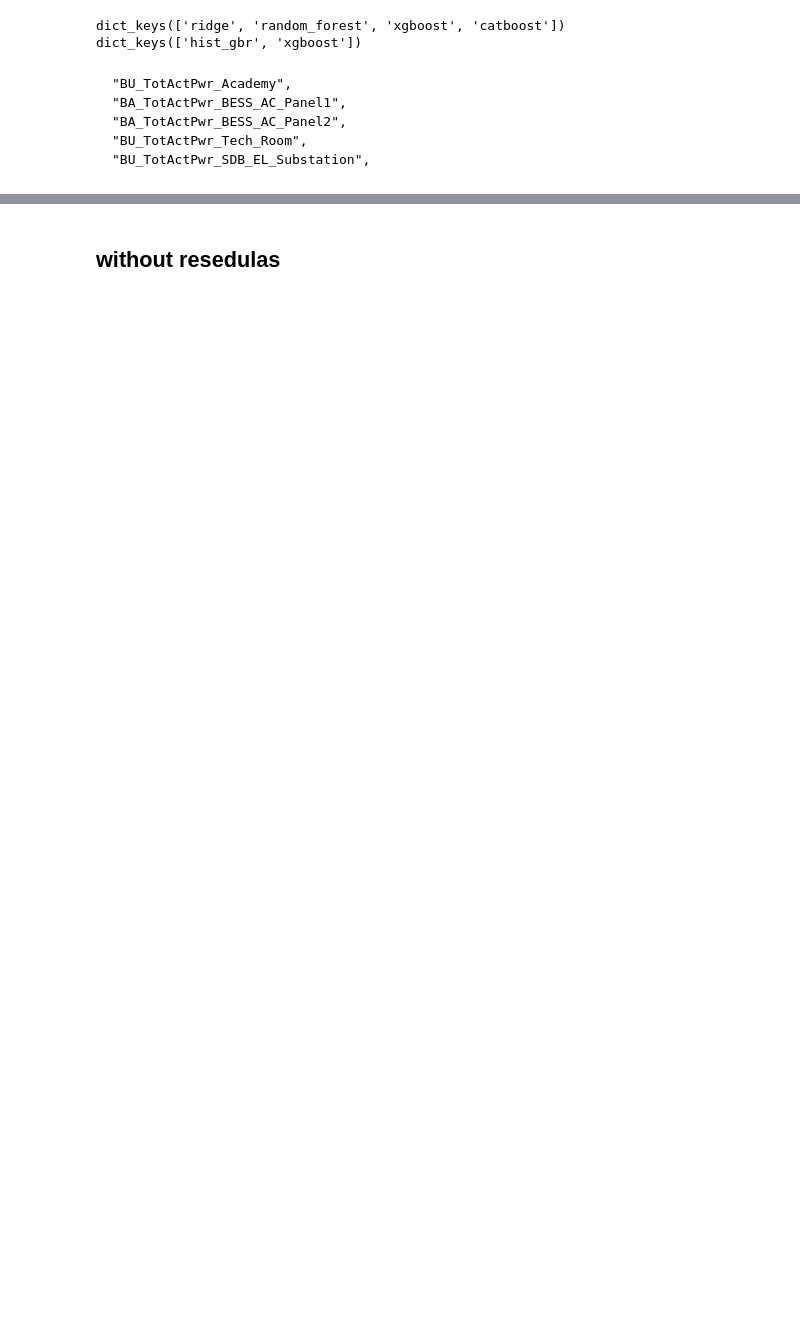
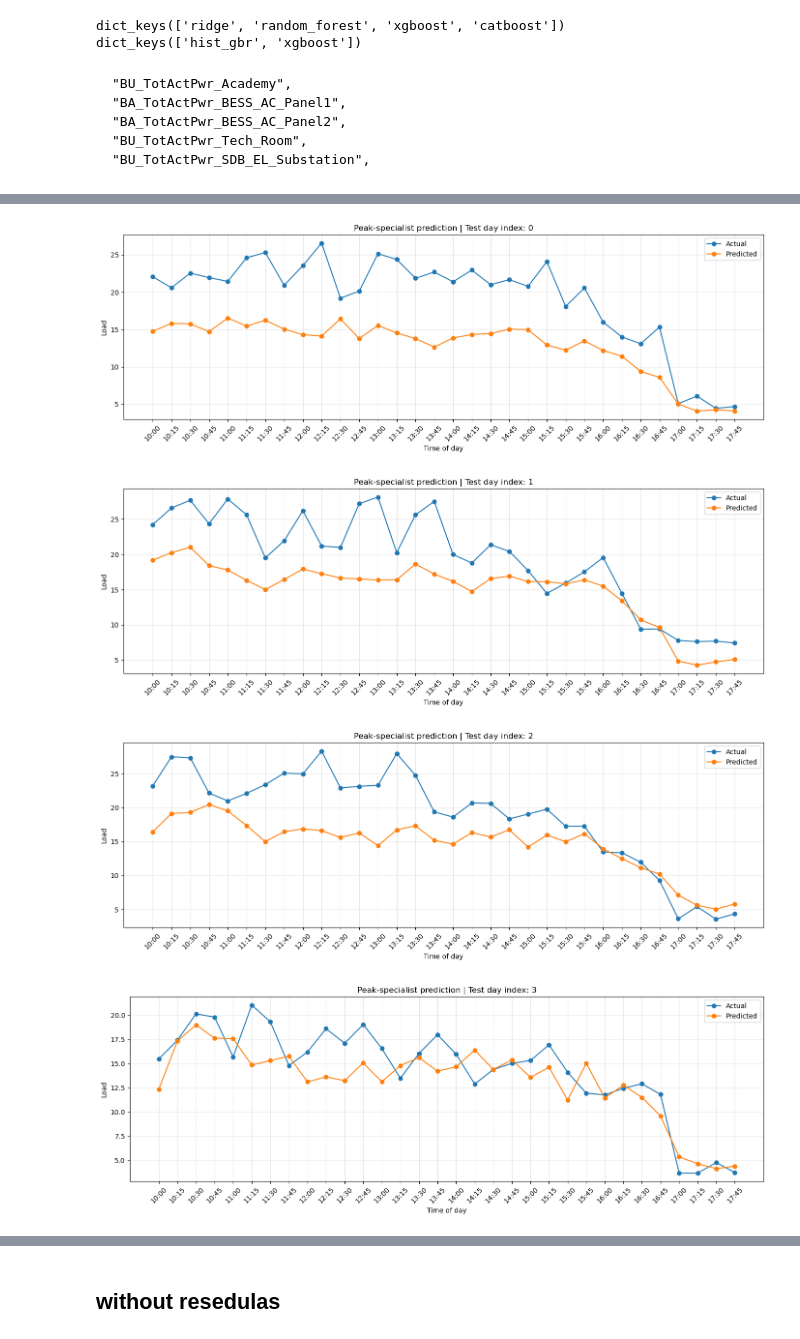
Before and after one commit to MilanMavani/Thesis_EMS_LF, a Jupyter notebook: JupyterNotebooks/Profile_LF.ipynb, the cells around one changed output, grey strips where cells are left out. Cells and saved outputs as stored; diff of their text form; code cells hidden in the pictures; blank space fills up the shorter version.

```diff
--- a/JupyterNotebooks/Profile_LF.ipynb
+++ b/JupyterNotebooks/Profile_LF.ipynb
@@ -47,0 +166,8 @@ df_imputed.head()
+# %%
+for i in range(len(peak_predictions)):
+    plot_peak_prediction_day(peak_predictions, day_idx=i)
+# %% [output]
+[figure, added]
+[figure, added]
+[figure, added]
+[figure, added]
```
Also changed, not shown: parts of 30 cells of this notebook, 4 other files.
